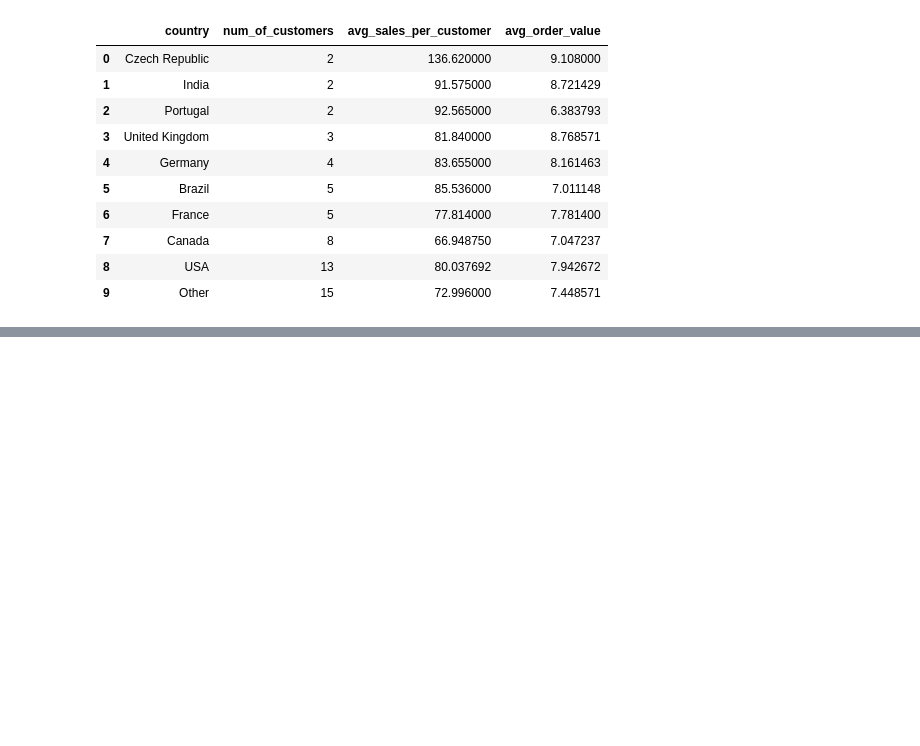
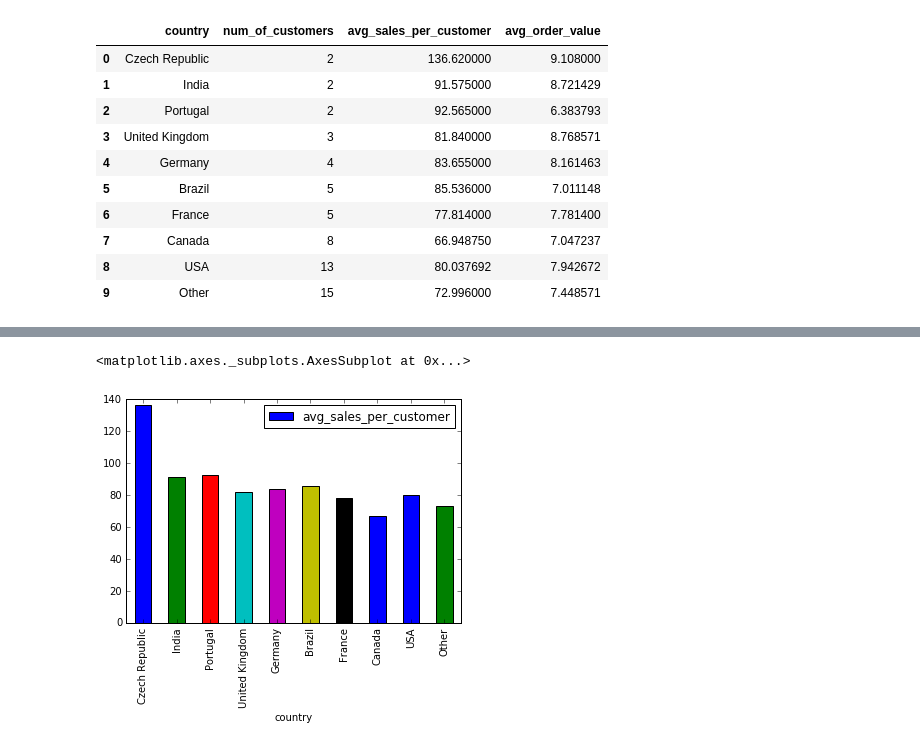
Before and after one commit to axiaosun/Chinook, a Jupyter notebook: chinook.ipynb, the cells around one changed output, grey strips where cells are left out. Saved outputs shown, nothing was run; the diff lists cells and outputs as text; code cells hidden in the pictures; blank space fills up the shorter version.

```diff
--- a/chinook.ipynb
+++ b/chinook.ipynb
@@ -221,3 +221,7 @@ run_query(q)
 | 7 | Canada | 8 | 66.948750 | 7.047237 |
 | 8 | USA | 13 | 80.037692 | 7.942672 |
 | 9 | Other | 15 | 72.996000 | 7.448571 |
+# %%
+country_stats = run_query(q)
+# %%
+country_stats.set_index('country')
@@ -223,0 +241,5 @@ run_query(q)
+# %%
+country_stats.plot.bar(x='country', y='avg_sales_per_customer', rot=90)
+# %% [output]
+<matplotlib.axes._subplots.AxesSubplot at 0x...>
+[figure, added]
```
Also changed, not shown: parts of 6 cells of this notebook.
